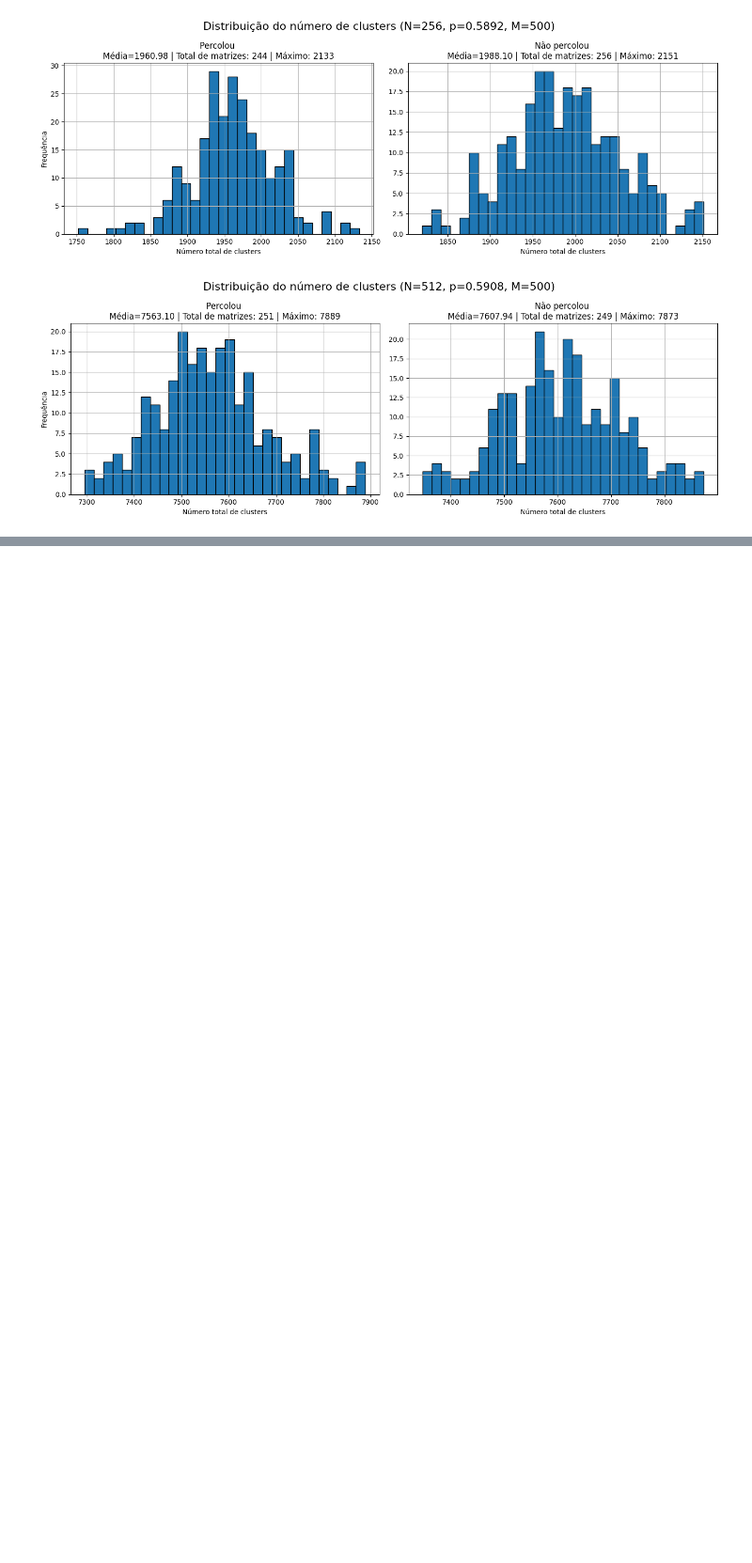
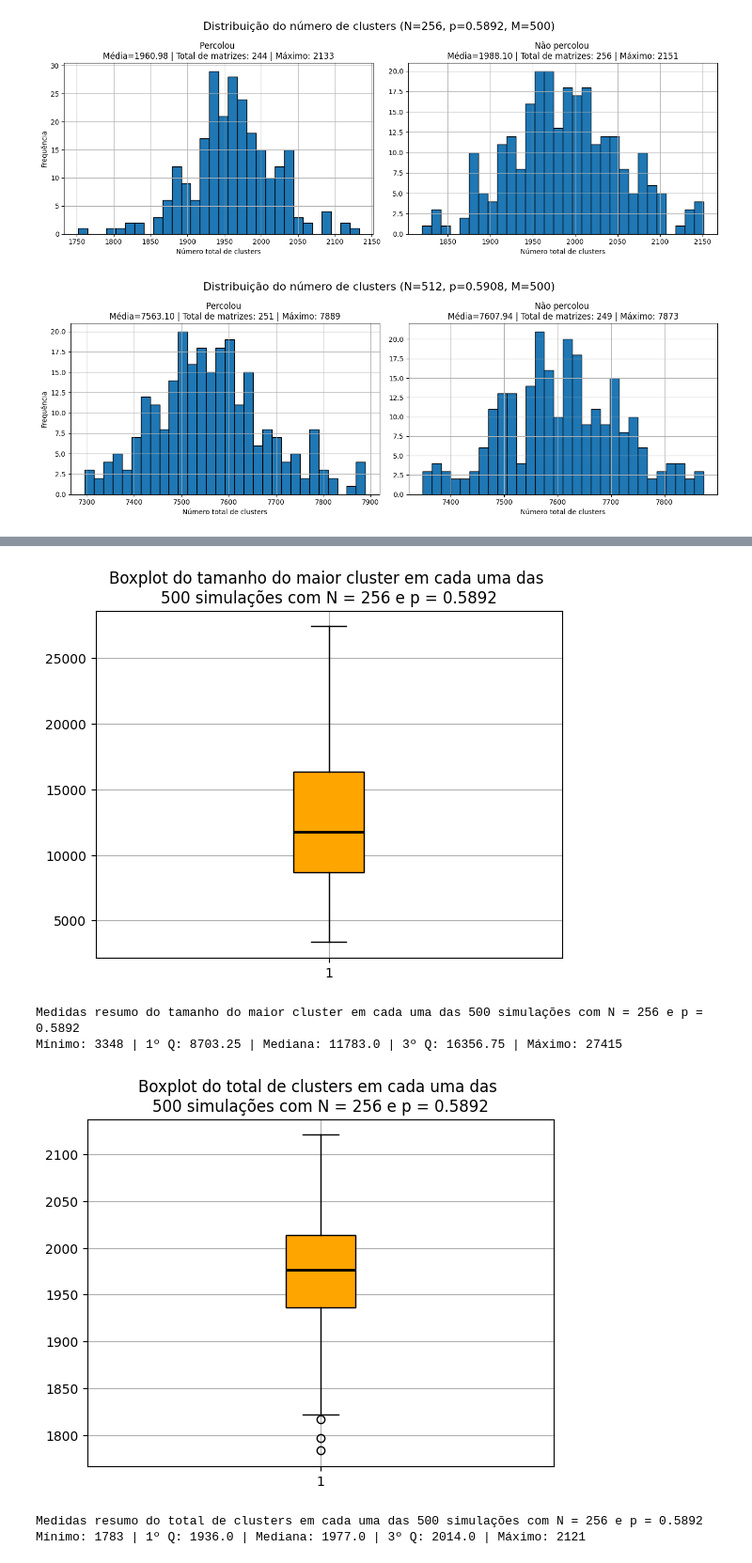
Before and after one commit to nicolassantm/projeto-percolacao-progestat, a Jupyter notebook: Percolacao_Por_Sitios_Em_Rede_Quadrada.ipynb, the cells around one changed output, grey strips where cells are left out. Shown at 94% size. Cells and saved outputs as stored; diff of their text form; code cells hidden in the pictures; blank space fills up the shorter version.

```diff
--- a/Percolacao_Por_Sitios_Em_Rede_Quadrada.ipynb
+++ b/Percolacao_Por_Sitios_Em_Rede_Quadrada.ipynb
@@ -384,0 +453,14 @@ grafico_num_clusters(N, estim_limiar, M)
+# %%
+np.random.seed(42)
+N = 256
+M = 500
+p = encontrar_limiar(N, M)
+boxplot_tam_clusters(N, p, M)
+boxplot_num_clusters(N, p, M)
+# %% [output]
+[figure, added]
+Medidas resumo do tamanho do maior cluster em cada uma das 500 simulações com N = 256 e p = 0.5892
+Mínimo: 3348 | 1º Q: 8703.25 | Mediana: 11783.0 | 3º Q: 16356.75 | Máximo: 27415
+[figure, added]
+Medidas resumo do total de clusters em cada uma das 500 simulações com N = 256 e p = 0.5892
+Mínimo: 1783 | 1º Q: 1936.0 | Mediana: 1977.0 | 3º Q: 2014.0 | Máximo: 2121
```
Also changed, not shown: parts of 17 cells of this notebook, 2 other files.
